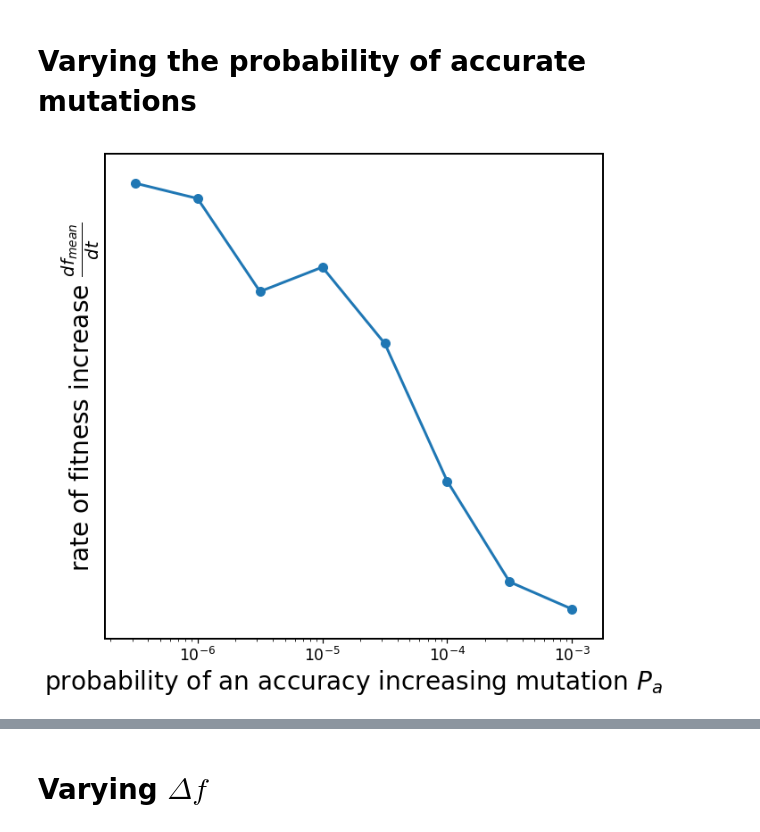
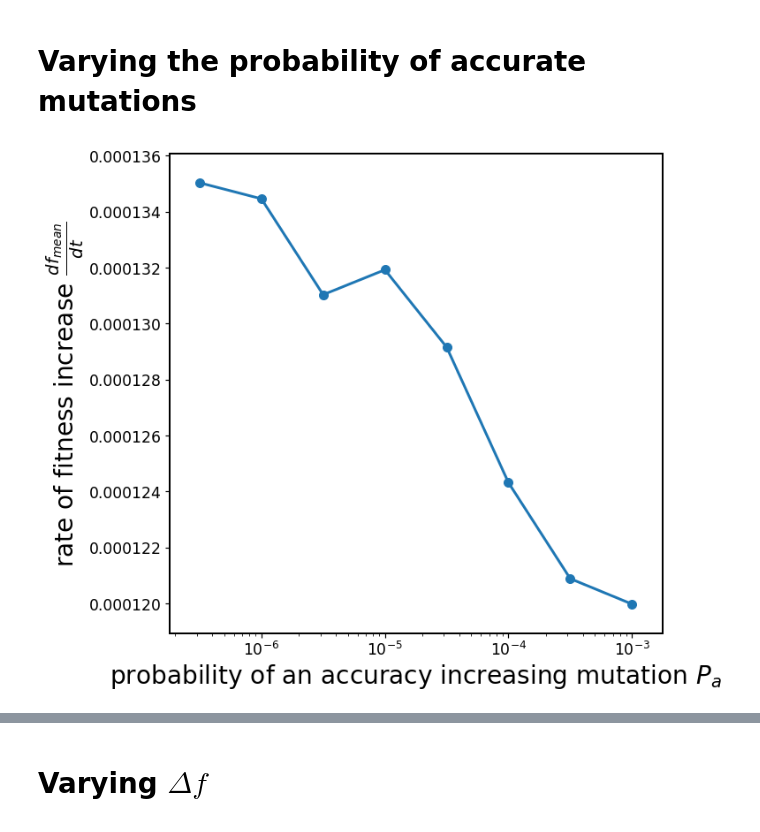
Before and after one commit to nicholas-sherer/Population-Evolution-Project-Source-Code, a Jupyter notebook: Plots related to the traveling wave regime.ipynb, the cells around one changed output, grey strips where cells are left out. Drawn from its saved outputs; the diff is of its cells as text; code cells hidden in the pictures.

```diff
--- a/Plots related to the traveling wave regime.ipynb
+++ b/Plots related to the traveling wave regime.ipynb
@@ -142,11 +164,13 @@ plt.ylabel('mean mutation rate, $\mu$,\n(over population and time)', fontsize=28
 # Varying the probability of accurate mutations
 # %%
 fig = plt.figure(figsize=(10,10))
-plt.loglog([pop.fraction_accurate for pop in favary_results],
+ax = fig.add_subplot(111)
+ax.semilogx([pop.fraction_accurate for pop in favary_results],
            [mean_df_dt(pop) for pop in favary_results]);
-plt.xlabel('probability of an accuracy increasing mutation $P_{a}$', fontsize=28);
-plt.ylabel(r'rate of fitness increase $\frac{df_{mean}}{dt}$', fontsize=28);
+ax.set_xlabel('probability of an accuracy increasing mutation $P_{a}$', fontsize=28);
+ax.set_ylabel(r'rate of fitness increase $\frac{df_{mean}}{dt}$', fontsize=28);
+plt.savefig('df_dt_varying_P_a.pdf')
 # %% [output]
-[figure, old version]
+[figure, new version]
 # %%
 fig = plt.figure(figsize=(10,10))
```
Also changed, not shown: parts of 16 cells of this notebook.
